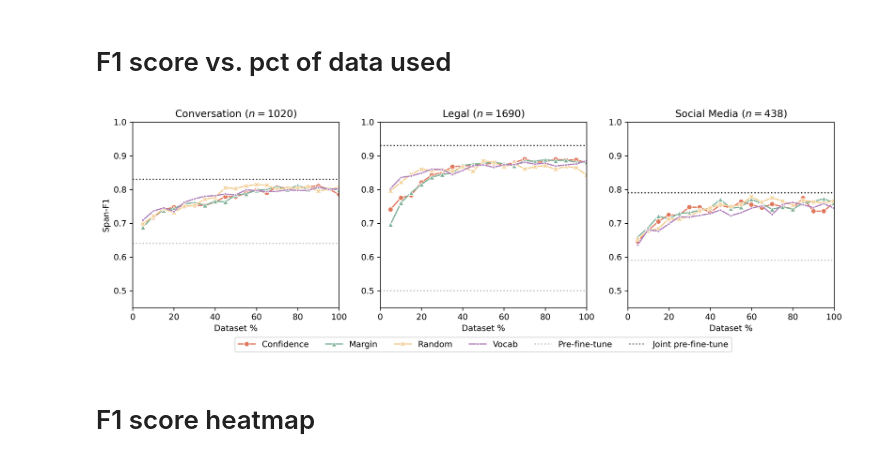
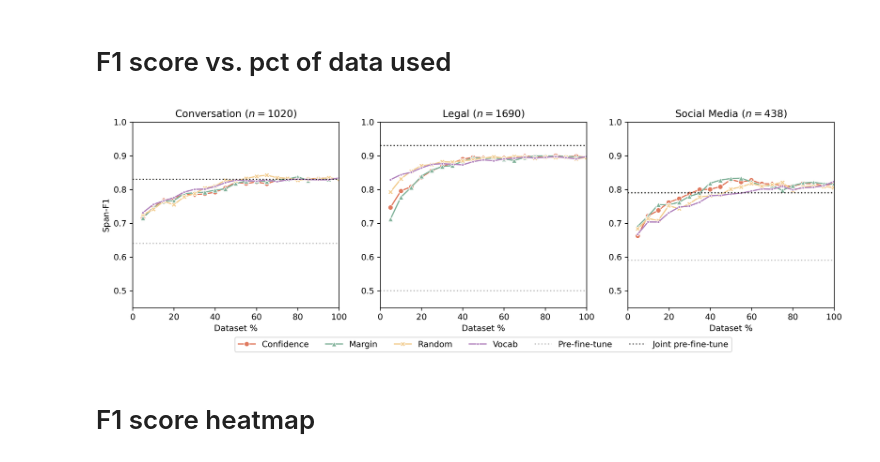
Before and after one commit to krusand/CrossNER-Active-Learning, a Jupyter notebook: Results.ipynb, the cells around one changed output. Cells and saved outputs as stored; diff of their text form; code cells hidden in the pictures.

Commit message:
new line charts for the results

```diff
--- a/Results.ipynb
+++ b/Results.ipynb
@@ -140,20 +142,20 @@ Social Media model_News_Social Media_random
 # F1 score vs. pct of data used
 # %%
 
-conv_conf_df   = pd.read_excel("al_results/Average/ALResult_News_Conversation_confidence_avg.xlsx", "Avg")
-conv_margin_df = pd.read_excel("al_results/Average/ALResult_News_Conversation_margin_avg.xlsx", "Avg")
-conv_random_df = pd.read_excel("al_results/Average/ALResult_News_Conversation_random_avg.xlsx", "Avg")
-conv_vocab_df  = pd.read_excel("al_results/Average/ALResult_News_Conversation_vocab_avg.xlsx", "Avg")
+conv_conf_df   = pd.read_csv("al_results/final/ALResult_News_Conversation_confidence_final.csv")
+conv_margin_df = pd.read_csv("al_results/final/ALResult_News_Conversation_margin_final.csv")
+conv_random_df = pd.read_csv("al_results/final/ALResult_News_Conversation_random_final.csv")
+conv_vocab_df  = pd.read_csv("al_results/final/ALResult_News_Conversation_vocab_final.csv")
 
-legal_conf_df   = pd.read_excel("al_results/Average/ALResult_News_Legal_confidence_avg.xlsx", "Avg")
-legal_margin_df = pd.read_excel("al_results/Average/ALResult_News_Legal_margin_avg.xlsx", "Avg")
-legal_random_df = pd.read_excel("al_results/Average/ALResult_News_Legal_random_avg.xlsx", "Avg")
-legal_vocab_df  = pd.read_excel("al_results/Average/ALResult_News_Legal_vocab_avg.xlsx", "Avg")
+legal_conf_df   = pd.read_csv("al_results/final/ALResult_News_Legal_confidence_final.csv")
+legal_margin_df = pd.read_csv("al_results/final/ALResult_News_Legal_margin_final.csv")
+legal_random_df = pd.read_csv("al_results/final/ALResult_News_Legal_random_final.csv")
+legal_vocab_df  = pd.read_csv("al_results/final/ALResult_News_Legal_vocab_final.csv")
 
-some_conf_df   = pd.read_excel("al_results/Average/ALResult_News_Social Media_confidence_avg.xlsx", "Avg")
-some_margin_df = pd.read_excel("al_results/Average/ALResult_News_Social Media_margin_avg.xlsx", "Avg")
-some_random_df = pd.read_excel("al_results/Average/ALResult_News_Social Media_random_avg.xlsx", "Avg")
-some_vocab_df  = pd.read_excel("al_results/Average/ALResult_News_Social Media_vocab_avg.xlsx", "Avg")
+some_conf_df   = pd.read_csv("al_results/final/ALResult_News_Social Media_confidence_final.csv")
+some_margin_df = pd.read_csv("al_results/final/ALResult_News_Social Media_margin_final.csv")
+some_random_df = pd.read_csv("al_results/final/ALResult_News_Social Media_random_final.csv")
+some_vocab_df  = pd.read_csv("al_results/final/ALResult_News_Social Media_vocab_final.csv")
 
 # combining the data frames into a data frame for each domain
 conv_df = pd.concat([conv_conf_df, conv_margin_df, conv_vocab_df,conv_random_df])
@@ -203,34 +205,34 @@ finetune_values = [0.83, 0.93, 0.79]
 for row in range(n_cols):
     for method, marker in markers.items():
         sns.lineplot(data=dfs[row][dfs[row]['method'] == method.capitalize()],  # Use capitalized method name
                         x='percentage_of_samples',
                         y='f1',
                         color=custom_colors[method],
                         linestyle='-',
                         marker=marker,
                         ax=ax[row],
                         label=method.capitalize() if row == n_rows-1 else None)  # Use capitalized method name
     ax[row].set_xlabel('Dataset %')
     if row == 0:
         ax[row].set_ylabel('Span-F1')
     else:
         ax[row].set_ylabel('')
     ax[row].set_title(titles[row])
     ax[row].set_xlim([x_min, x_max])
     ax[row].set_ylim([y_min, y_max])
     ax[row].axhline(y=baseline_values[row], linewidth=1.5, color='#bdbdbd', ls=':')
     ax[row].axhline(y=finetune_values[row], linewidth=1.5, color='#292927', ls=':')
 
 # Manually add constant lines to the legend
 handles, labels = ax[0].get_legend_handles_labels()
 handles.extend([plt.Line2D([0], [0], color='silver', linestyle=':', label='Pre-fine-tune'),
                 plt.Line2D([0], [0], color='dimgray', linestyle=':', label='Joint pre-fine-tune')])
 ax[0].legend(handles=handles, labels=labels + ['Pre-fine-tune', 'Joint pre-fine-tune'], loc='center', bbox_to_anchor=(1.7, -0.2), ncol=6)
 # Adjust the spacing between subplots
 plt.subplots_adjust(hspace=0.4)
 plt.show()
 # %% [output]
-[figure, old version]
+[figure, new version]
 # %% [markdown]
 # F1 score heatmap
 # %%
```
Also changed, not shown: parts of 1 cell of this notebook.
